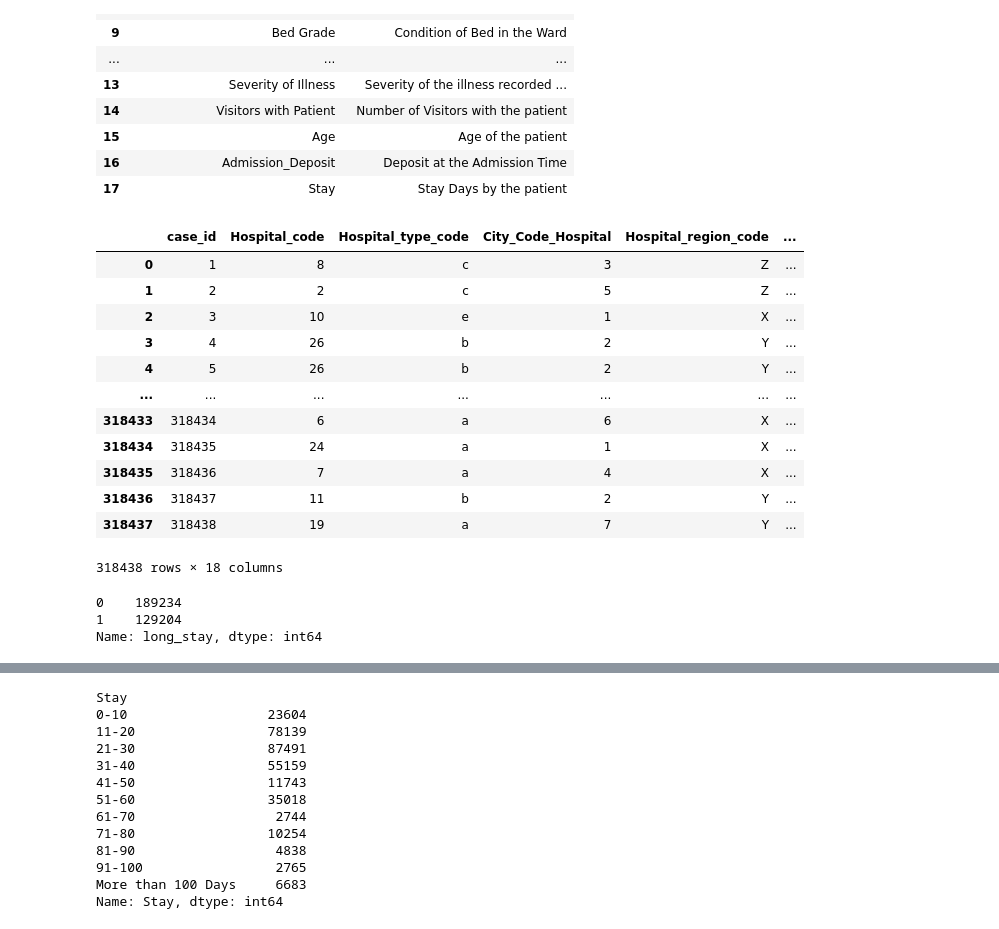
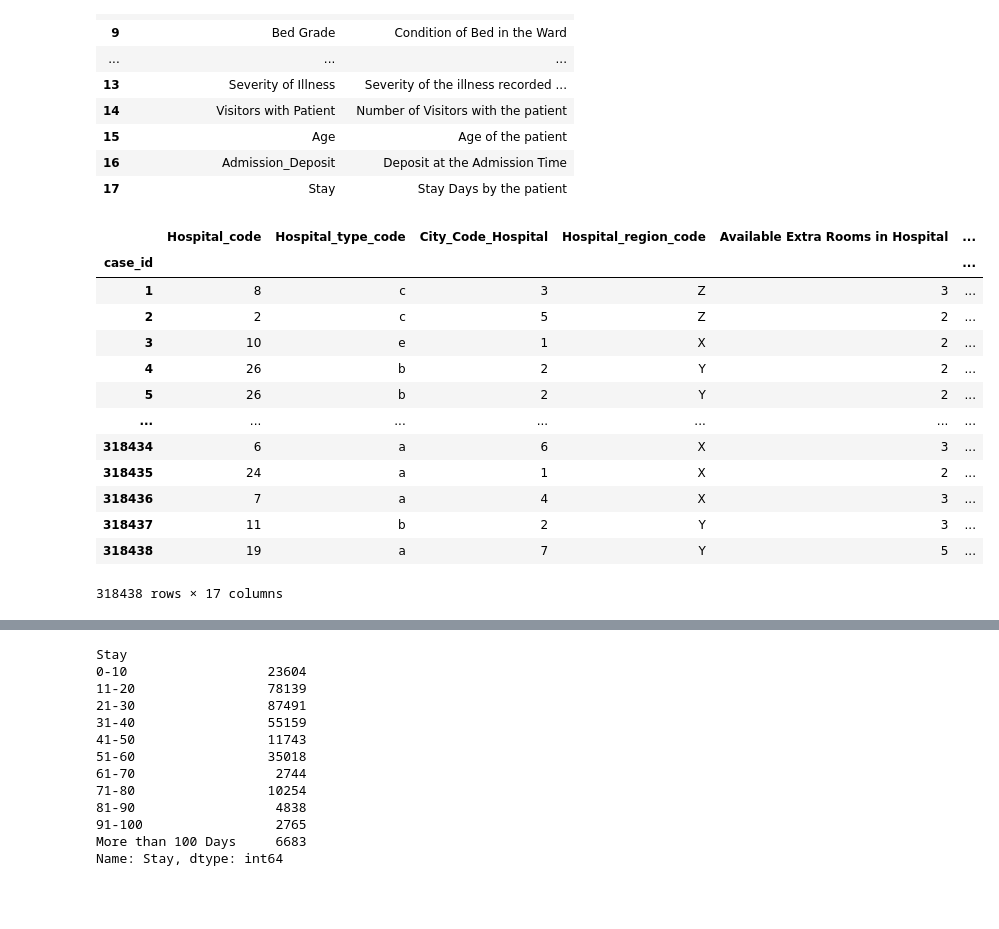
Before and after one commit to antihaddock/mlops_camp_project, a Jupyter notebook: exploration_notebooks/data_exploration.ipynb, the cells around one changed output, grey strips where cells are left out. Cells and saved outputs as stored; diff of their text form; code cells hidden in the pictures; blank space fills up the shorter version.

```diff
--- a/exploration_notebooks/data_exploration.ipynb
+++ b/exploration_notebooks/data_exploration.ipynb
@@ -32,19 +42,20 @@ df_dictionary
 | 16 | Admission_Deposit | Deposit at the Admission Time |
 | 17 | Stay | Stay Days by the patient |
 # %%
-df = pd.read_csv('../data/train_data.csv')
+df = pd.read_csv('../data/train_data.csv', index_col='case_id')
 df
 # %% [output]
-|  | case_id | Hospital_code | Hospital_type_code | City_Code_Hospital | Hospital_region_code | ... |
-| 0 | 1 | 8 | c | 3 | Z | ... |
-| 1 | 2 | 2 | c | 5 | Z | ... |
-| 2 | 3 | 10 | e | 1 | X | ... |
-| 3 | 4 | 26 | b | 2 | Y | ... |
-| 4 | 5 | 26 | b | 2 | Y | ... |
+|  | Hospital_code | Hospital_type_code | City_Code_Hospital | Hospital_region_code | Available Extra Rooms in Hospital | ... |
+| case_id |  |  |  |  |  | ... |
+| 1 | 8 | c | 3 | Z | 3 | ... |
+| 2 | 2 | c | 5 | Z | 2 | ... |
+| 3 | 10 | e | 1 | X | 2 | ... |
+| 4 | 26 | b | 2 | Y | 2 | ... |
+| 5 | 26 | b | 2 | Y | 2 | ... |
 | ... | ... | ... | ... | ... | ... | ... |
-| 318433 | 318434 | 6 | a | 6 | X | ... |
-| 318434 | 318435 | 24 | a | 1 | X | ... |
-| 318435 | 318436 | 7 | a | 4 | X | ... |
-| 318436 | 318437 | 11 | b | 2 | Y | ... |
-| 318437 | 318438 | 19 | a | 7 | Y | ... |
+| 318434 | 6 | a | 6 | X | 3 | ... |
+| 318435 | 24 | a | 1 | X | 2 | ... |
+| 318436 | 7 | a | 4 | X | 3 | ... |
+| 318437 | 11 | b | 2 | Y | 3 | ... |
+| 318438 | 19 | a | 7 | Y | 5 | ... |
-318438 rows × 18 columns
+318438 rows × 17 columns
@@ -69,9 +62,3 @@ df['long_stay'] = df['long_stay'].replace({True:1, False:0})
-# %%
-df['long_stay'].value_counts()
-# %% [output]
-0    189234
-1    129204
-Name: long_stay, dtype: int64
 # %%
 df.describe()
 # %% [output]
```
Also changed, not shown: parts of 21 cells of this notebook, 7 other files.
